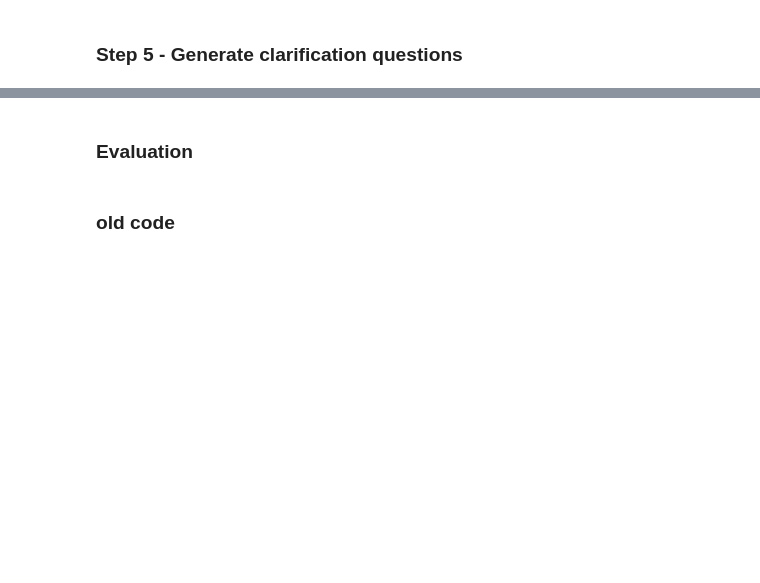
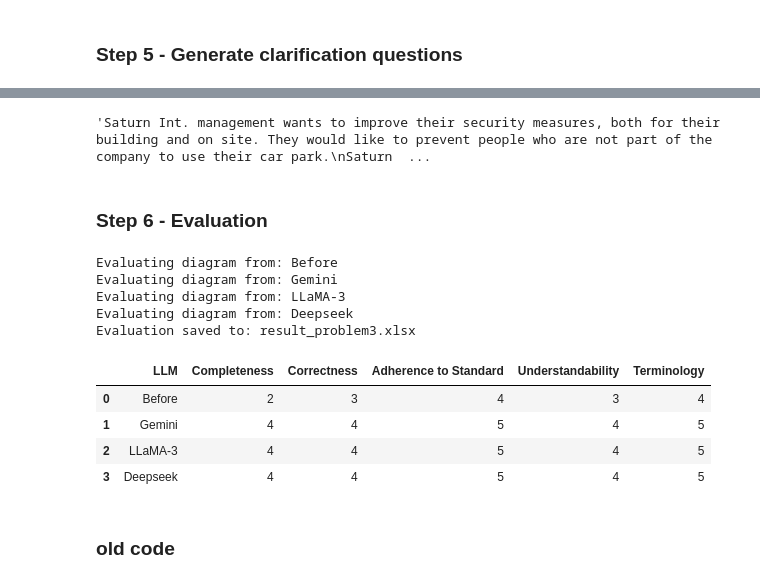
Before and after one commit to vrajkmrpatel/minor-project, a Jupyter notebook: LANGCHAIN/evaluateActivity/apporach1.ipynb, the cells around one changed output, grey strips where cells are left out. Cells and saved outputs as stored; diff of their text form; code cells hidden in the pictures; blank space fills up the shorter version.

Commit message:
evaluateActivity4

```diff
--- a/LANGCHAIN/evaluateActivity/apporach1.ipynb
+++ b/LANGCHAIN/evaluateActivity/apporach1.ipynb
@@ -764,10 +795,25 @@ In summary, the PlantUML diagram needs significant enhancements to fully represe
+# %%
+problem_statement
+# %% [output]
+'Saturn Int. management wants to improve their security measures, both for their building and on site. They would like to prevent people who are not part of the company to use their car park.\nSaturn  ...
 # %% [markdown]
-### Evaluation
+### Step 6 - Evaluation
 # %%
 import json
 import pandas as pd
 import google.generativeai as genai
 
+def extract_json_from_response(text):
+    """
+    Extract the first valid JSON object from the response using regex.
+    """
+    try:
+        match = re.search(r'\{[\s\S]*?\}', text)
+        if match:
+            return json.loads(match.group())
+    except json.JSONDecodeError as e:
+        print("JSON decoding error:", e)
+    return None
 def evaluate_diagram_with_llm(problem_statement: str, plantuml_script: str) -> dict:
     """
     Evaluates a PlantUML activity diagram using Gemini API and returns scores on 5 metrics.
@@ -802,44 +848,75 @@ Only output the JSON.
 """
     model = genai.GenerativeModel("gemini-1.5-flash")
     response = model.generate_content(prompt, generation_config={"temperature": 0.0, "top_p": 1, "top_k": 1})
+    scores = extract_json_from_response(response.text)
 
-    try:
-        scores = json.loads(response.text)
-        assert all(metric in scores for metric in ["completeness", "correctness", "adherence_to_standard", "understandability", "terminology"])
-        return scores
-    except Exception as e:
-        print("Error parsing response:", response.text)
-        raise ValueError(f"Failed to parse evaluation: {e}")
+    if scores is None:
+            raise ValueError(f"Failed to parse JSON from response:\n{response.text}")
+
+    # Optional: Validate keys
+    expected_keys = {"completeness", "correctness", "adherence_to_standard", "understandability", "terminology"}
+    if not expected_keys.issubset(scores.keys()):
+        raise ValueError(f"Missing expected keys in score response: {scores}")
+
+    return scores
 
 
-def evaluate_activity_diagrams(problem_statement, diagrams_dict, output_excel_path="activity_diagram_evaluation.xlsx"):
+def evaluate_activity_diagrams(problem_statement, diagram_files_dict, output_excel_path="result_problem3.xlsx"):
     """
     Evaluates multiple activity diagrams against the problem statement.
 
     Args:
         problem_statement (str): The problem statement to evaluate against.
-        diagrams_dict (dict): Dictionary of form { 'LLM Name': 'PlantUML Script' }
+        diagrams_dict (dict): Dictionary of form { 'LLM Name': 'path/to/plantuml_file.txt' }
         output_excel_path (str): Output Excel file path.
 
     Returns:
         pd.DataFrame: DataFrame of evaluation scores.
     """
     results = []
 
-    for llm_name, plantuml_script in diagrams_dict.items():
+    for llm_name, filepath in diagram_files_dict.items():
         print(f"Evaluating diagram from: {llm_name}")
+        try:
+            with open(filepath, 'r') as file:
+                plantuml_script = file.read()
+        except FileNotFoundError:
+            print(f"File not found for {llm_name}: {filepath}")
+            continue
+
         scores = evaluate_diagram_with_llm(problem_statement, plantuml_script)
         row = {
             "LLM": llm_name,
             "Completeness": scores["completeness"],
             "Correctness": scores["correctness"],
             "Adherence to Standard": scores["adherence_to_standard"],
             "Understandability": scores["understandability"],
             "Terminology": scores["terminology"],
         }
         results.append(row)
 
     df = pd.DataFrame(results)
     df.to_excel(output_excel_path, index=False)
     print(f"Evaluation saved to: {output_excel_path}")
     return df
+
+
+diagrams = {
+    "Before": r"I:\STUDY\MTECH\MTECH STUDY MATERIAL\MINORPROJECT\IMPLEMENTATION\LANGCHAIN\evaluateActivity\problem3_before.puml",
+    "Gemini": r"I:\STUDY\MTECH\MTECH STUDY MATERIAL\MINORPROJECT\IMPLEMENTATION\LANGCHAIN\evaluateActivity\problem3_gemini_round1.puml",
+    "LLaMA-3": r"I:\STUDY\MTECH\MTECH STUDY MATERIAL\MINORPROJECT\IMPLEMENTATION\LANGCHAIN\evaluateActivity\problem3_llama_round1.puml",
+    "Deepseek": r"I:\STUDY\MTECH\MTECH STUDY MATERIAL\MINORPROJECT\IMPLEMENTATION\LANGCHAIN\evaluateActivity\problem3_deepseek_round1.puml",
+}
+
+evaluate_activity_diagrams(problem_statement, diagrams)
+# %% [output]
+Evaluating diagram from: Before
+Evaluating diagram from: Gemini
+Evaluating diagram from: LLaMA-3
+Evaluating diagram from: Deepseek
+Evaluation saved to: result_problem3.xlsx
+|  | LLM | Completeness | Correctness | Adherence to Standard | Understandability | Terminology |
+| 0 | Before | 2 | 3 | 4 | 3 | 4 |
+| 1 | Gemini | 4 | 4 | 5 | 4 | 5 |
+| 2 | LLaMA-3 | 4 | 4 | 5 | 4 | 5 |
+| 3 | Deepseek | 4 | 4 | 5 | 4 | 5 |
```
Also changed, not shown: parts of 11 cells of this notebook, 47 other files.
